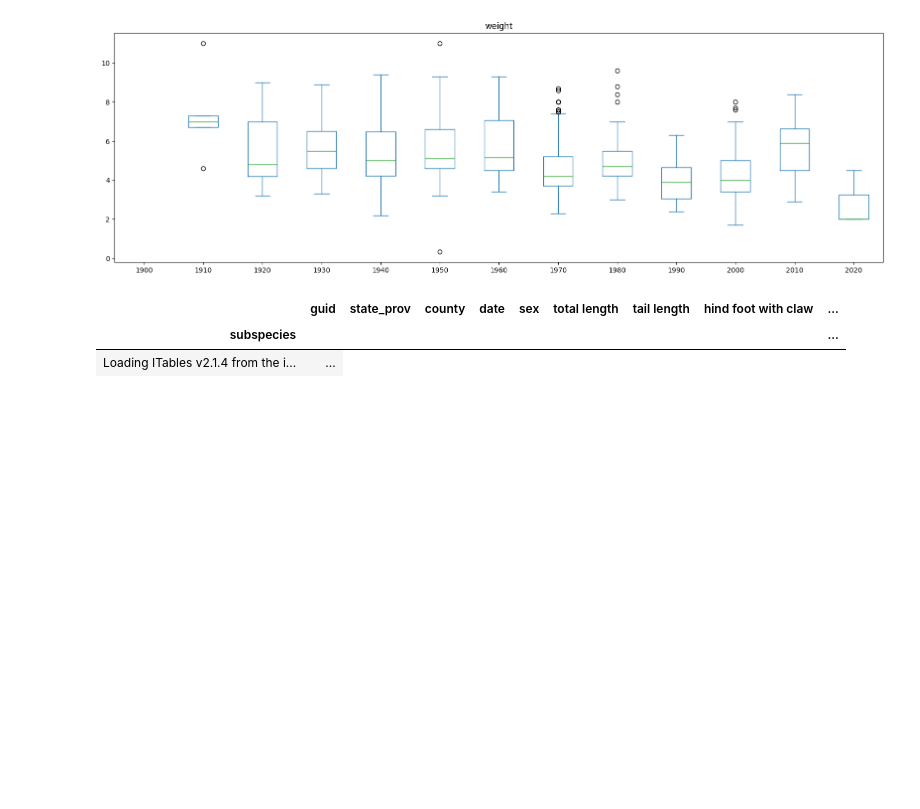
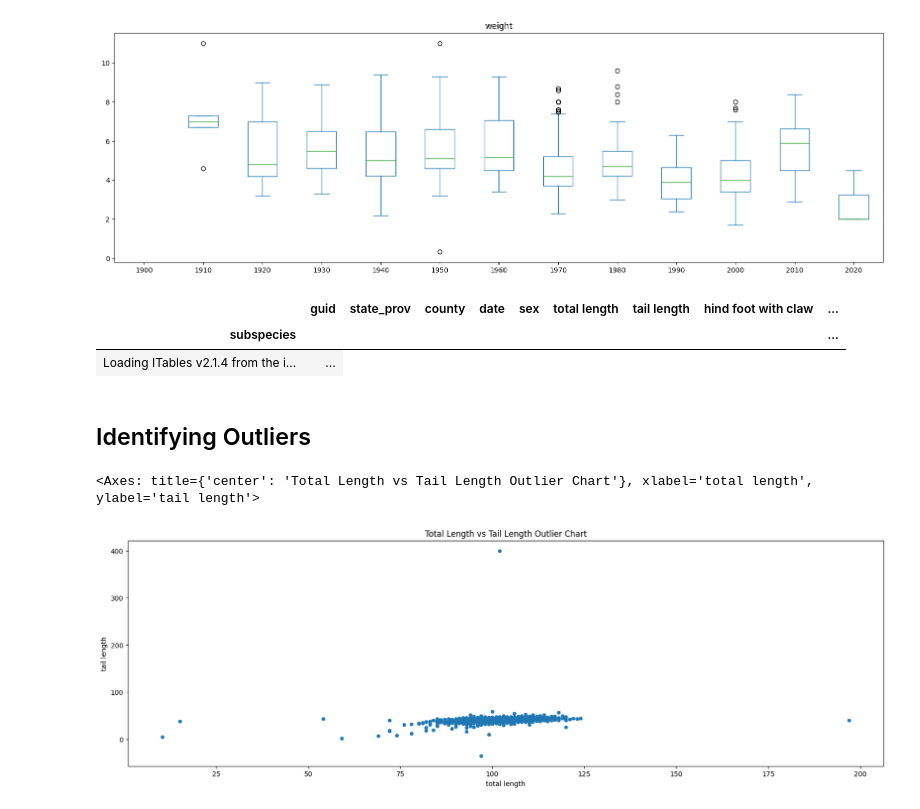
Before and after one commit to oakmanjacob/arctos-horribilis, a Jupyter notebook: notebooks/species_report.ipynb, the cells around one changed output. Saved outputs shown, nothing was run; the diff lists cells and outputs as text; code cells hidden in the pictures; blank space fills up the shorter version.

Commit message:
Added report to help find outliers

```diff
--- a/notebooks/species_report.ipynb
+++ b/notebooks/species_report.ipynb
@@ -131,3 +129,10 @@ species_data[["guid", "subspecies", "state_prov", "county", "date", "sex", "tota
 |  | guid | state_prov | county | date | sex | total length | tail length | hind foot with claw | ... |
 | subspecies |  |  |  |  |  |  |  |  | ... |
 | Loading ITables v2.1.4 from the i... | ... |
+# %% [markdown]
+## Identifying Outliers
+# %%
+species_data.plot(kind='scatter', x="total length", y="tail length", title='Total Length vs Tail Length Outlier Chart')
+# %% [output]
+<Axes: title={'center': 'Total Length vs Tail Length Outlier Chart'}, xlabel='total length', ylabel='tail length'>
+[figure, added]
```
Also changed, not shown: parts of 5 cells of this notebook, 5 other files.
